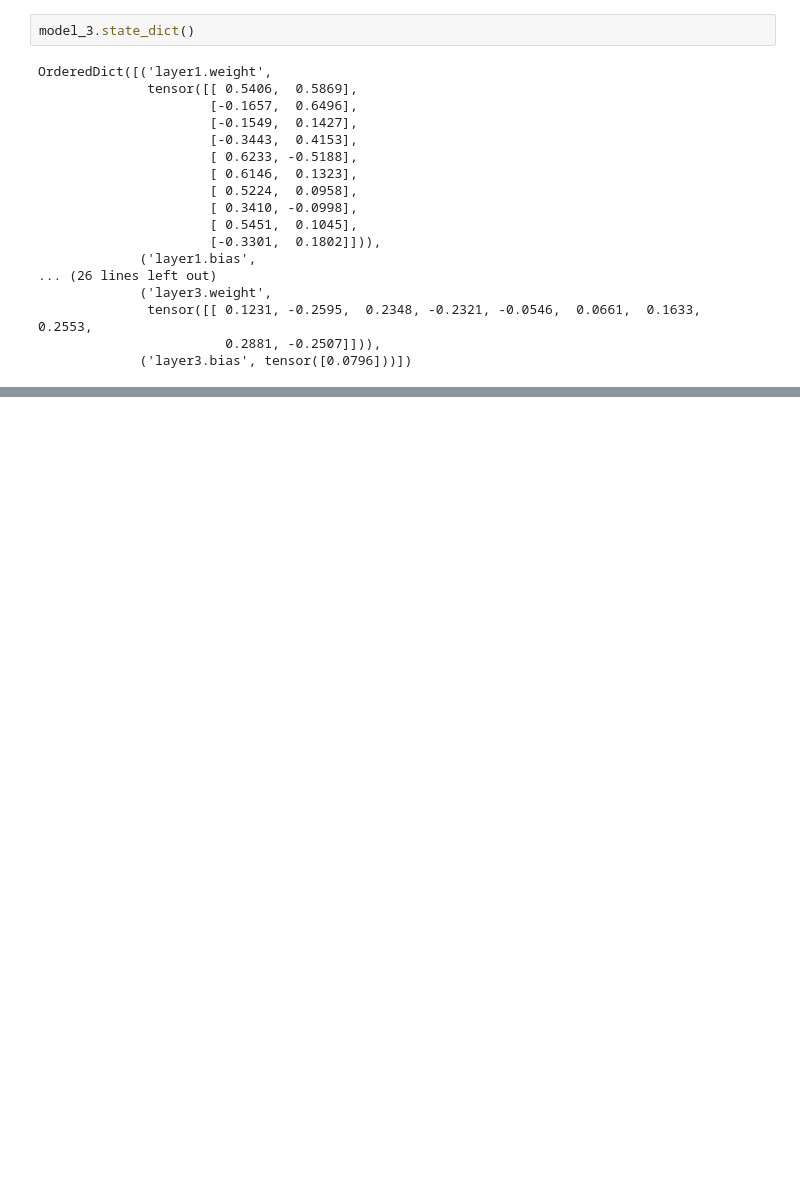
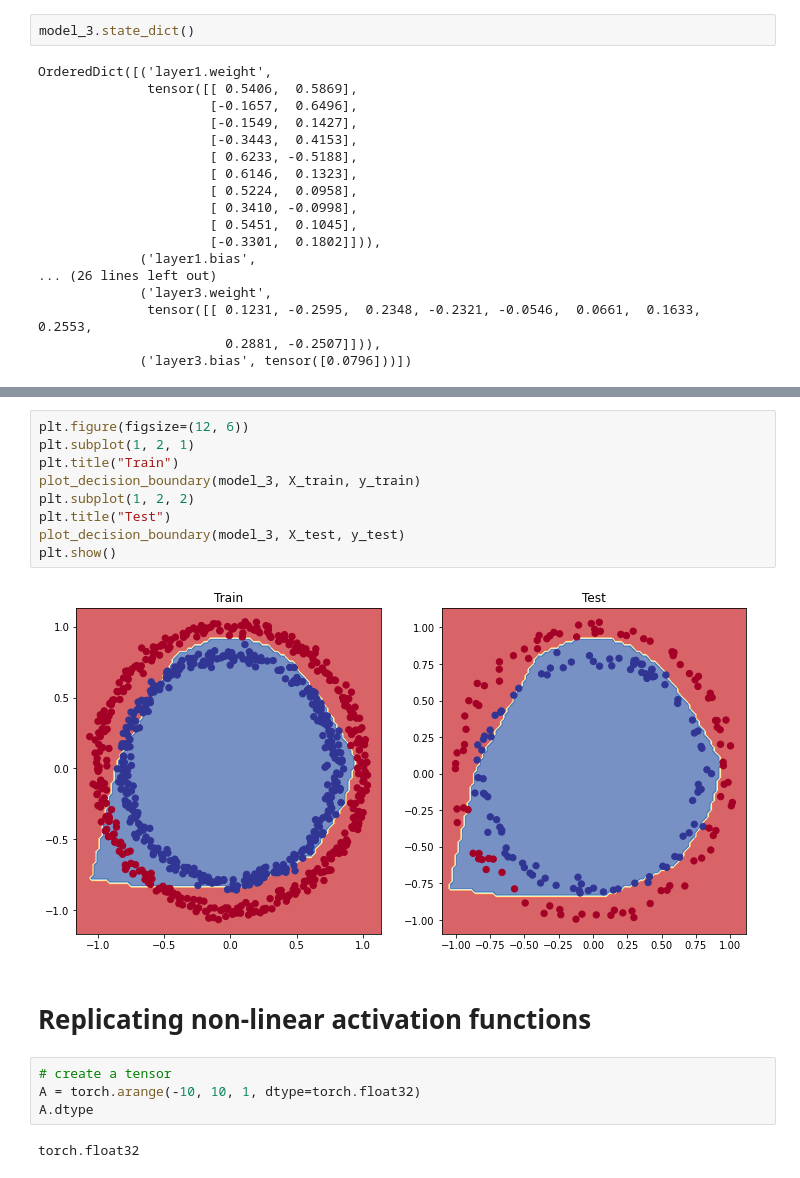
Before and after one commit to ideaguy3d/data-engineering-practice, a Jupyter notebook: ztm_pytorch_practice/s4_pytorch_nn_classification.ipynb, the cells around one changed output, grey strips where cells are left out. Saved outputs shown, nothing was run; the diff lists cells and outputs as text; blank space fills up the shorter version.

Commit message:
train test loop implemented

```diff
--- a/ztm_pytorch_practice/s4_pytorch_nn_classification.ipynb
+++ b/ztm_pytorch_practice/s4_pytorch_nn_classification.ipynb
@@ -683,0 +697,19 @@ OrderedDict([('layer1.weight',
+# %%
+plt.figure(figsize=(12, 6))
+plt.subplot(1, 2, 1)
+plt.title("Train")
+plot_decision_boundary(model_3, X_train, y_train)
+plt.subplot(1, 2, 2)
+plt.title("Test")
+plot_decision_boundary(model_3, X_test, y_test)
+plt.show()
+# %% [output]
+[figure, added]
+# %% [markdown]
+# Replicating non-linear activation functions
+# %%
+# create a tensor
+A = torch.arange(-10, 10, 1, dtype=torch.float32)
+A.dtype
+# %% [output]
+torch.float32
```
Also changed, not shown: parts of 28 cells of this notebook.
